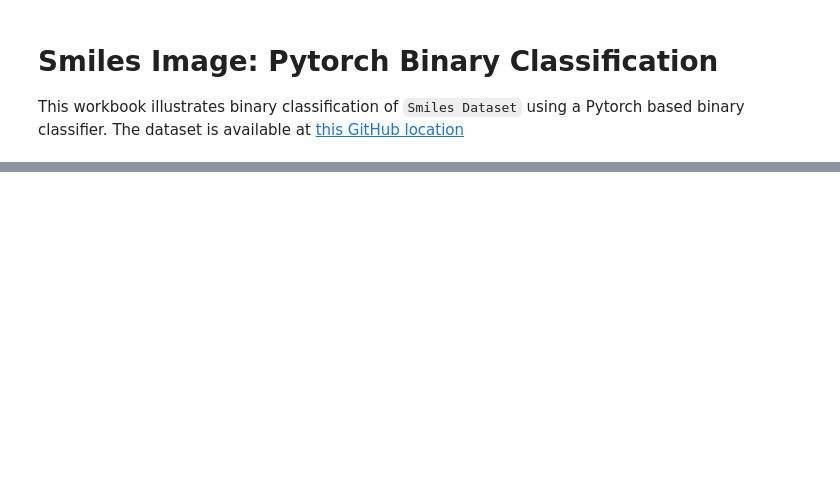
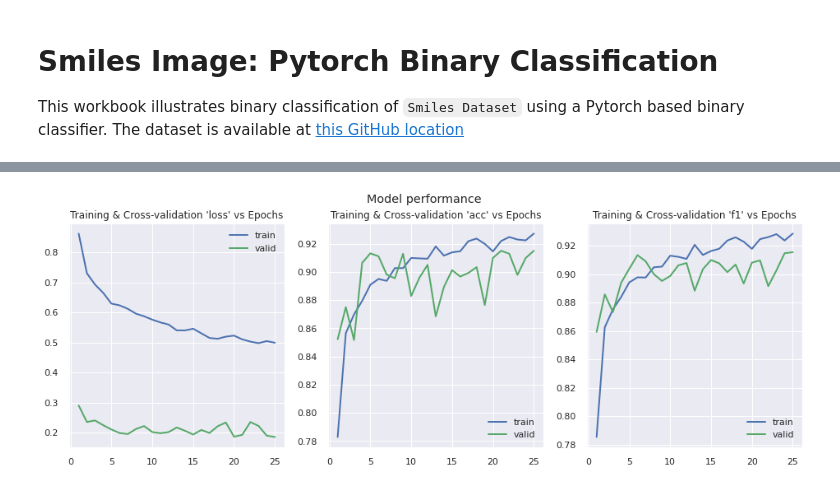
Before and after one commit to mjbhobe/dl-pytorch, a Jupyter notebook: Pytorch - Smiles - Binary Classification.ipynb, the cells around one changed output, grey strips where cells are left out. Drawn from its saved outputs; the diff is of its cells as text; code cells hidden in the pictures; blank space fills up the shorter version.

```diff
--- a/Pytorch - Smiles - Binary Classification.ipynb
+++ b/Pytorch - Smiles - Binary Classification.ipynb
@@ -340,0 +219,21 @@ We got 2420 of 2633 correct!
+# %%
+IMAGE_HEIGHT, IMAGE_WIDTH, NUM_CHANNELS, NUM_CLASSES = 32, 32, 3, 2
+NUM_EPOCHS, BATCH_SIZE, LEARNING_RATE, L2_LAMBDA = 25, 64, 1e-3, 1e-2
+MODEL_SAVE_PATH = os.path.join(MODEL_SAVE_DIR, "pyt_smiles.pt")
+# %%
+from torchmetrics.classification import MulticlassAccuracy, MulticlassF1Score
+
+metrics_map = {
+    "acc" : MulticlassAccuracy(num_classes=NUM_CLASSES),
+    "f1" : MulticlassF1Score(num_classes=NUM_CLASSES)
+}
+loss_fn = torch.nn.CrossEntropyLoss()
+
+trainer = t3.Trainer(
+    loss_fn=loss_fn, device=DEVICE, metrics_map=metrics_map,
+    epochs=NUM_EPOCHS, batch_size=BATCH_SIZE
+)
+# %%
+model = SmilesModule()
+optimizer = torch.optim.Adam(model.parameters(), lr=LEARNING_RATE)
+hist = trainer.fit(model, optimizer, train_dataset, validation_dataset=val_dataset, l2_reg=L2_LAMBDA)
@@ -340,0 +258,4 @@ We got 2420 of 2633 correct!
+# %%
+hist.plot_metrics(title="Model performance")
+# %% [output]
+[figure, added]
```
Also changed, not shown: parts of 36 cells of this notebook, 4 other files.
